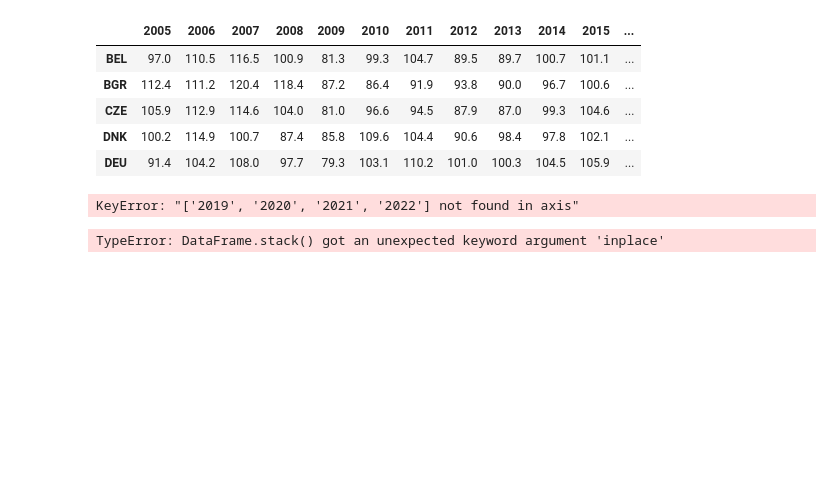
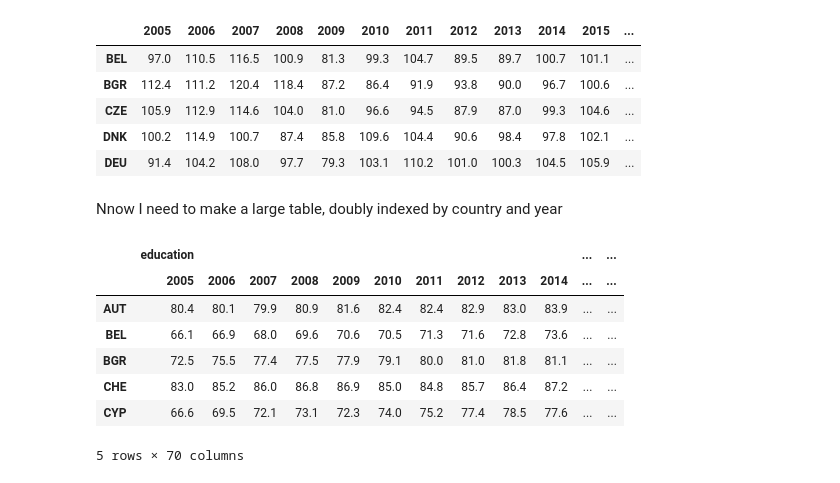
Before and after one commit to JoanneLin168/ADS-European-Productivity, a Jupyter notebook: Notebooks/pca.ipynb, the cells around one changed output. Drawn from its saved outputs; the diff is of its cells as text; code cells hidden in the pictures; blank space fills up the shorter version.

```diff
--- a/Notebooks/pca.ipynb
+++ b/Notebooks/pca.ipynb
@@ -83,7 +87,7 @@ esi.head()
 
 esi = esi.filter(regex="Jun")
 
-esi.columns=list(range(2005,2023))
+esi.columns=["2005","2006","2007","2008","2009","2010","2011","2012","2013","2014","2015","2016","2017","2018","2019","2020","2021","2022"]
 esi.head()
 # %% [output]
 |  | 2005 | 2006 | 2007 | 2008 | 2009 | 2010 | 2011 | 2012 | 2013 | 2014 | 2015 | ... |
@@ -105,12 +110,15 @@ esi.head()
 | DK | 100.2 | 114.9 | 100.7 | 87.4 | 85.8 | 109.6 | 104.4 | 90.6 | 98.4 | 97.8 | 102.1 | ... |
 | DE | 91.4 | 104.2 | 108.0 | 97.7 | 79.3 | 103.1 | 110.2 | 101.0 | 100.3 | 104.5 | 105.9 | ... |
 # %%
-
+# drops all codes not in the ISO-2 list, which are the entries for areas/regions like EU-wide data
 for code in esi.index:
     if code not in countries.get_alpha_2_list():
-        esi.drop(labels=code, axis = 0, inplace=True)
+        esi = esi.drop(labels=code, axis = 0)
 
-esi.rename(countries.convert_alpha_2_to_3, axis="index", inplace=True)
+# convert to ISO-3
+esi = esi.rename(countries.convert_alpha_2_to_3, axis="index")
+# drop years that we don't use
+esi = esi.drop(columns=["2019","2020","2021","2022"])
 esi.head()
 # %% [output]
 |  | 2005 | 2006 | 2007 | 2008 | 2009 | 2010 | 2011 | 2012 | 2013 | 2014 | 2015 | ... |
@@ -119,28 +127,25 @@ esi.head()
 | CZE | 105.9 | 112.9 | 114.6 | 104.0 | 81.0 | 96.6 | 94.5 | 87.9 | 87.0 | 99.3 | 104.6 | ... |
 | DNK | 100.2 | 114.9 | 100.7 | 87.4 | 85.8 | 109.6 | 104.4 | 90.6 | 98.4 | 97.8 | 102.1 | ... |
 | DEU | 91.4 | 104.2 | 108.0 | 97.7 | 79.3 | 103.1 | 110.2 | 101.0 | 100.3 | 104.5 | 105.9 | ... |
-# %%
-
-esi.drop(columns=["2019","2020","2021","2022"], inplace=True)
-esi.head()
-# %% [output]
-KeyError: "['2019', '2020', '2021', '2022'] not found in axis"
-# %%
-# now I need to make a large table, doubly indexed by country and year
-
-unique_countries = list(set(esi.index).intersection(set(education.index), set(technology.index), set(hours_worked.index), set(tax_rate.index)))
-
-years = list((range(2005,2019)))
-
-
-#axes = [np.array(unique_countries), np.array(years)]
-#tuples = list(zip(*axes))
-#m_idx = pd.MultiIndex.from_tuples(tuples, names=["Country","Year"])
-#pca_df = pd.DataFrame(np.zeros(shape=(len(unique_countries)*len(years),5)), index=axes)
-pca_df = pd.concat({"education":education, "technology":technology, "ESI":esi, "hours worked": hours_worked, "tax rate":tax_rate}, axis=1)
-stacked_pca = pca_df.stack()
-stacked_pca.dropna(axis=0)
-stacked_pca
-#pca_df.pivot_table()
-# %% [output]
-TypeError: DataFrame.stack() got an unexpected keyword argument 'inplace'
+# %%
+#save variables for later
+cleaned_tech = technology
+cleaned_esi = esi
+cleaned_prod = productivity
+cleaned_tr = tax_rate
+cleaned_ed = education
+# %% [markdown]
+Nnow I need to make a large table, doubly indexed by country and year
+# %%
+# concatenate the datasets together sideways
+combined = pd.concat({"education":cleaned_ed, "technology":cleaned_tech, "ESI":cleaned_esi, "productivity": cleaned_prod, "tax rate":cleaned_tr}, axis=1)
+combined.head()
+# %% [output]
+|  | education |  |  |  |  |  |  |  |  |  | ... | ... |
+|  | 2005 | 2006 | 2007 | 2008 | 2009 | 2010 | 2011 | 2012 | 2013 | 2014 | ... | ... |
+| AUT | 80.4 | 80.1 | 79.9 | 80.9 | 81.6 | 82.4 | 82.4 | 82.9 | 83.0 | 83.9 | ... | ... |
+| BEL | 66.1 | 66.9 | 68.0 | 69.6 | 70.6 | 70.5 | 71.3 | 71.6 | 72.8 | 73.6 | ... | ... |
+| BGR | 72.5 | 75.5 | 77.4 | 77.5 | 77.9 | 79.1 | 80.0 | 81.0 | 81.8 | 81.1 | ... | ... |
+| CHE | 83.0 | 85.2 | 86.0 | 86.8 | 86.9 | 85.0 | 84.8 | 85.7 | 86.4 | 87.2 | ... | ... |
+| CYP | 66.6 | 69.5 | 72.1 | 73.1 | 72.3 | 74.0 | 75.2 | 77.4 | 78.5 | 77.6 | ... | ... |
+5 rows × 70 columns
```
Also changed, not shown: parts of 15 cells of this notebook, 1 other file.
